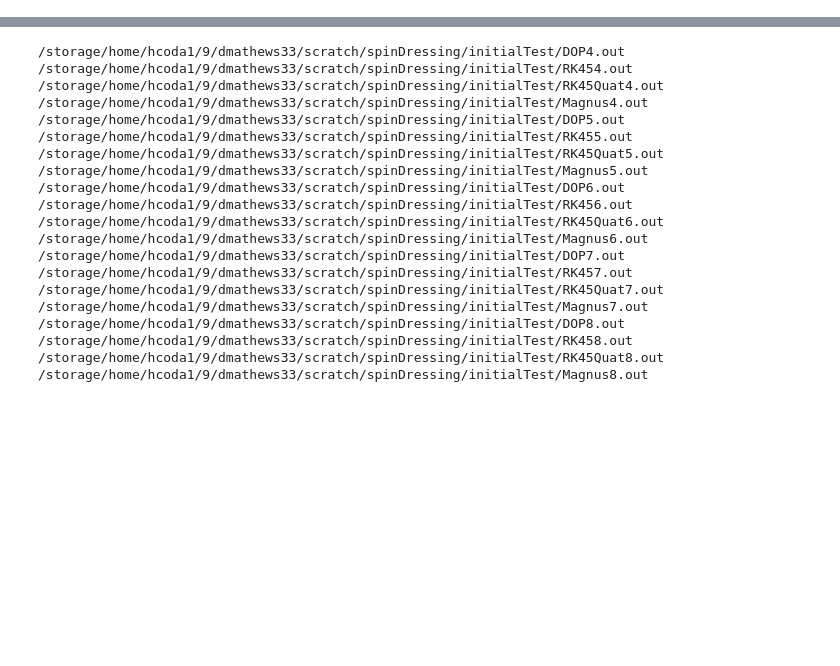
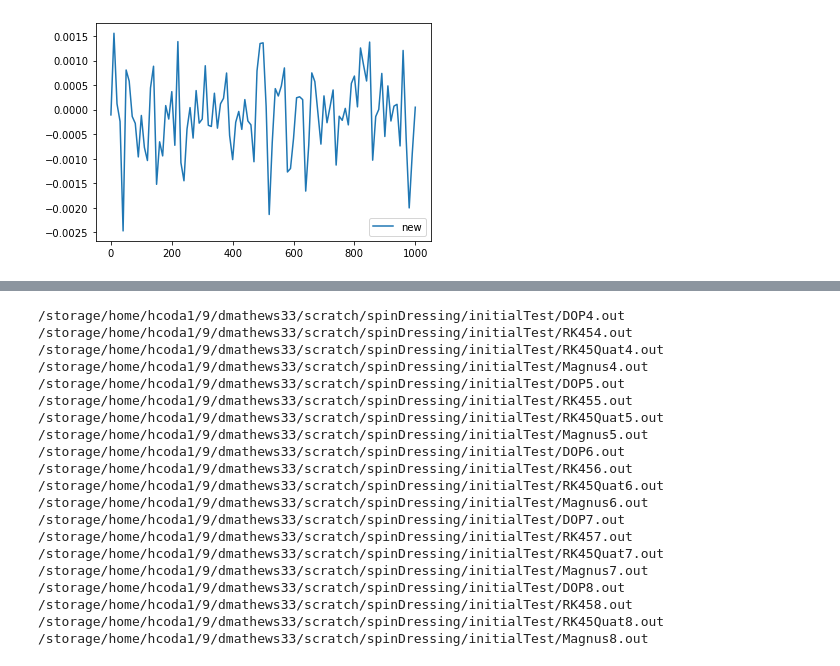
Before and after one commit to rtat-caltech/Spin-tracking, a Jupyter notebook: scripts/ValidatingSimulations.ipynb, the cells around one changed output, grey strips where cells are left out. Drawn from its saved outputs; the diff is of its cells as text; code cells hidden in the pictures; blank space fills up the shorter version.

```diff
--- a/scripts/ValidatingSimulations.ipynb
+++ b/scripts/ValidatingSimulations.ipynb
@@ -173,0 +176,11 @@ original = readInOutputFile('/storage/home/hcoda1/9/dmathews33/scratch/blah.out'
+# %%
+new = readInOutputFile('/storage/home/hcoda1/9/dmathews33/scratch/trash/0.out')
+old = readInOutputFile('/storage/home/hcoda1/9/dmathews33/scratch/trash/.out')
+# %%
+coord = 'xz'
+plt.plot(new[1]['t'][0], new[1][coord][:].mean(axis=0) - old[1][coord][:].mean(axis=0), label='new')
+plt.legend()
+#plt.xlim(0, 0.1)
+plt.show()
+# %% [output]
+[figure, added]
```
Also changed, not shown: parts of 4 cells of this notebook, 7 other files.
